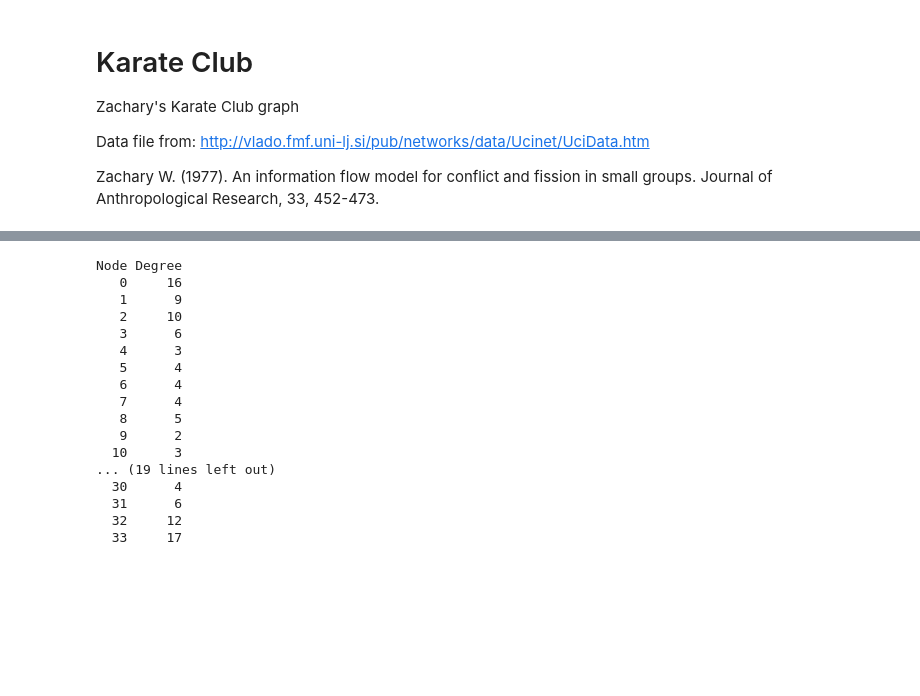
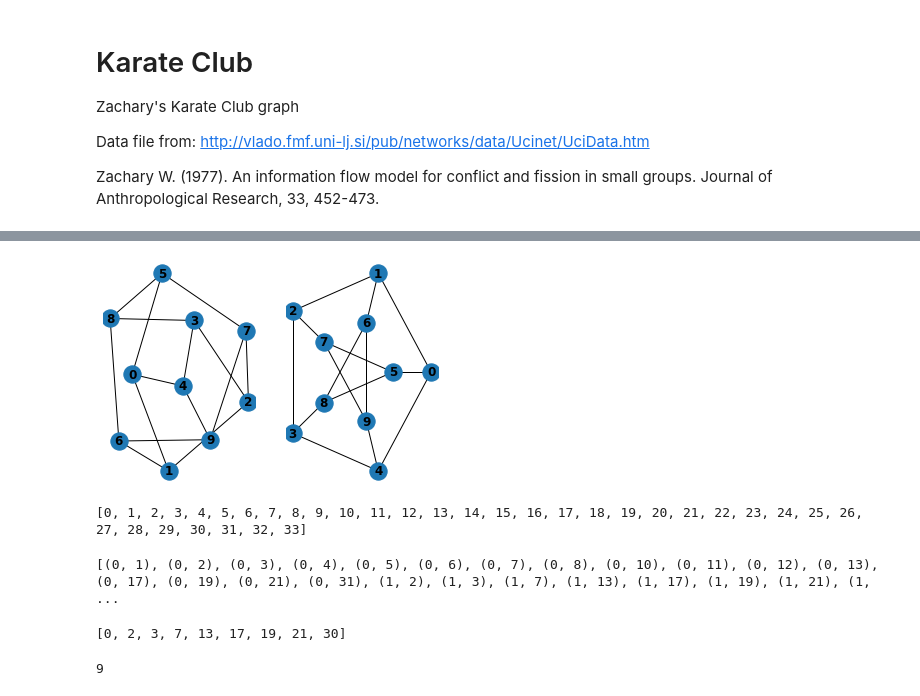
Before and after one commit to jesusossian/tukey, a Jupyter notebook: notebook/plot_karate.ipynb, the cells around one changed output, grey strips where cells are left out. Saved outputs shown, nothing was run; the diff lists cells and outputs as text; code cells hidden in the pictures; blank space fills up the shorter version.

```diff
--- a/notebook/plot_karate.ipynb
+++ b/notebook/plot_karate.ipynb
@@ -18,26 +71,31 @@ import networkx as nx
+# %%
+G = nx.petersen_graph()
+subax1 = plt.subplot(121)
+nx.draw(G, with_labels=True, font_weight='bold')
+subax2 = plt.subplot(122)
+nx.draw_shell(G, nlist=[range(5, 10), range(5)], with_labels=True, font_weight='bold')
+# %% [output]
+[figure, added]
 # %%
 G = nx.karate_club_graph()
-print("Node Degree")
 
-for v in G:
-    print(f"{v:4} {G.degree(v):6}")
-
+#print("Node Degree")
+#for v in G:
+#    print(f"{v:4} {G.degree(v):6}")
 #print(G)
-# %% [output]
-Node Degree
-   0     16
-   1      9
-   2     10
-   3      6
-   4      3
-   5      4
-   6      4
-   7      4
-   8      5
-   9      2
-  10      3
-... (19 lines left out)
-  30      4
-  31      6
-  32     12
-  33     17
+# %%
+print(list(G.nodes))
+# %% [output]
+[0, 1, 2, 3, 4, 5, 6, 7, 8, 9, 10, 11, 12, 13, 14, 15, 16, 17, 18, 19, 20, 21, 22, 23, 24, 25, 26, 27, 28, 29, 30, 31, 32, 33]
+# %%
+print(list(G.edges))
+# %% [output]
+[(0, 1), (0, 2), (0, 3), (0, 4), (0, 5), (0, 6), (0, 7), (0, 8), (0, 10), (0, 11), (0, 12), (0, 13), (0, 17), (0, 19), (0, 21), (0, 31), (1, 2), (1, 3), (1, 7), (1, 13), (1, 17), (1, 19), (1, 21), (1, ...
+# %%
+list(G.adj[1])  # or list(G.neighbors(1))
+# %% [output]
+[0, 2, 3, 7, 13, 17, 19, 21, 30]
+# %%
+G.degree[1]  # the number of edges incident to 1
+# %% [output]
+9
```
Also changed, not shown: parts of 17 cells of this notebook, 1 other file.
